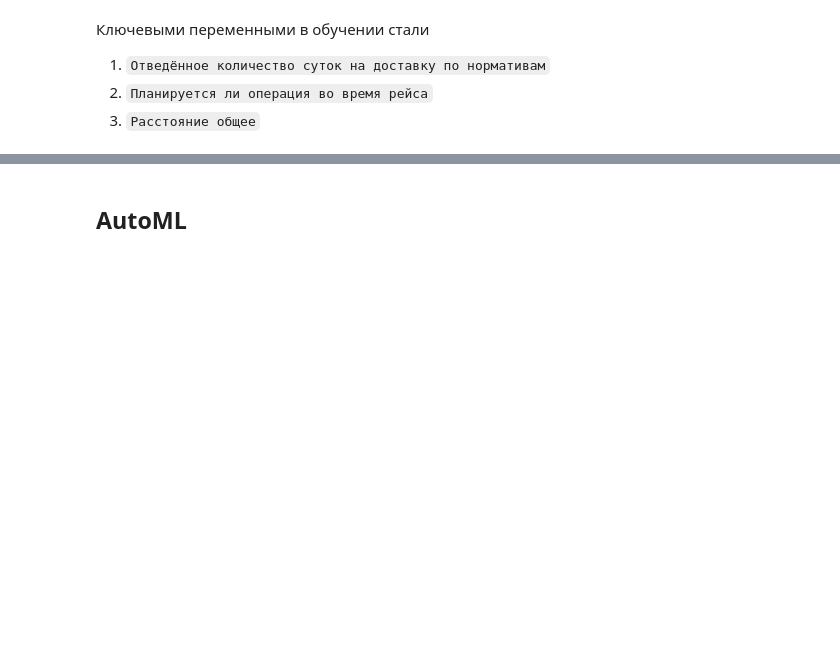
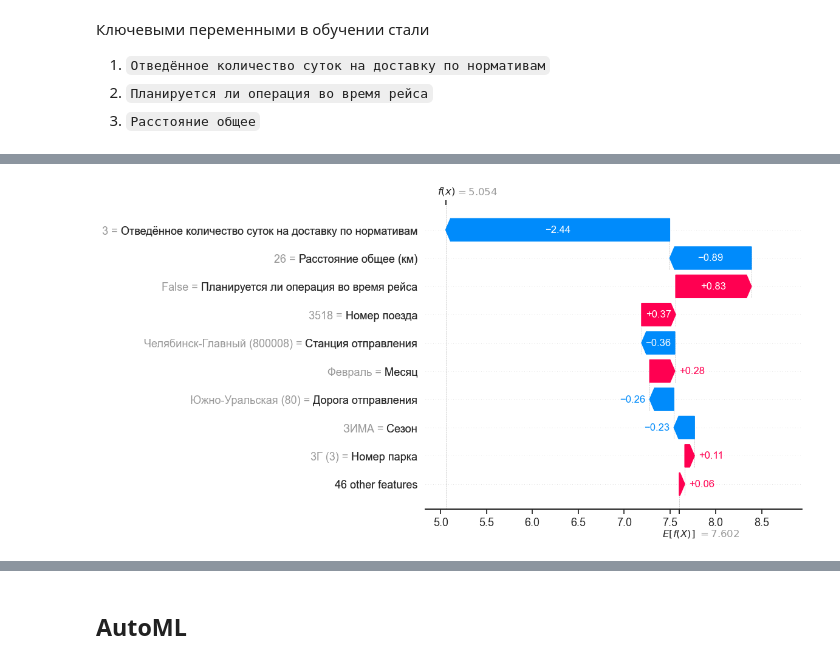
Before and after one commit to DanSikQ/Data_Analyst_Portfolio, a Jupyter notebook: projects/Auto-ML_vs_My_models/wagon_delivery_analysis.ipynb, the cells around one changed output, grey strips where cells are left out. Cells and saved outputs as stored; diff of their text form; code cells hidden in the pictures; blank space fills up the shorter version.

```diff
--- a/projects/Auto-ML_vs_My_models/wagon_delivery_analysis.ipynb
+++ b/projects/Auto-ML_vs_My_models/wagon_delivery_analysis.ipynb
@@ -810,0 +855,8 @@ plt.show()
+# %%
+explainer = shap.Explainer(model_cb)
+shap_values = explainer(X)
+# %%
+# Красные/синие полоски – вклад признаков в отклонение от базового значения.
+shap.plots.waterfall(shap_values[0])
+# %% [output]
+[figure, added]
```
Also changed, not shown: parts of 18 cells of this notebook, 1 other file.
